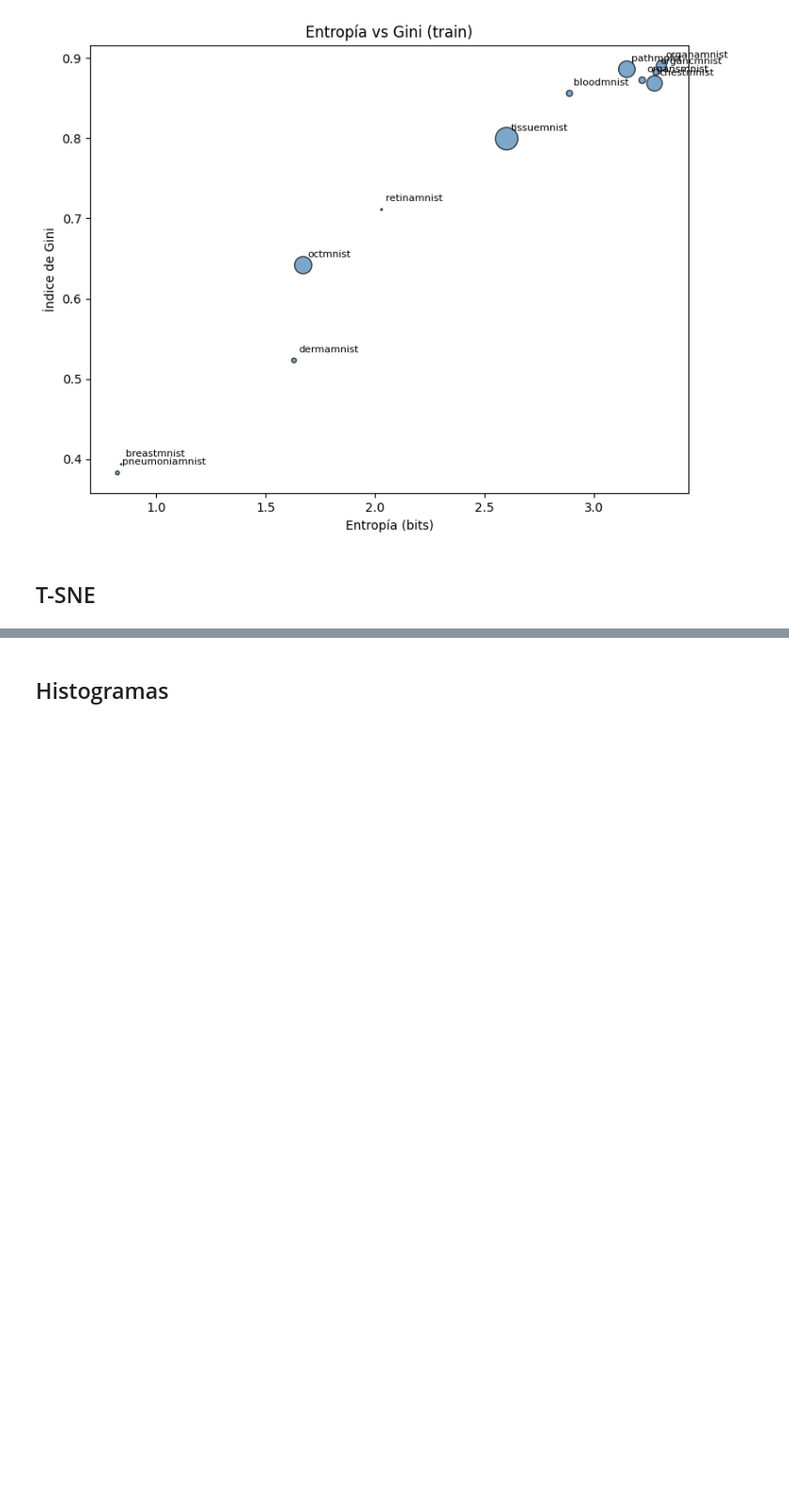
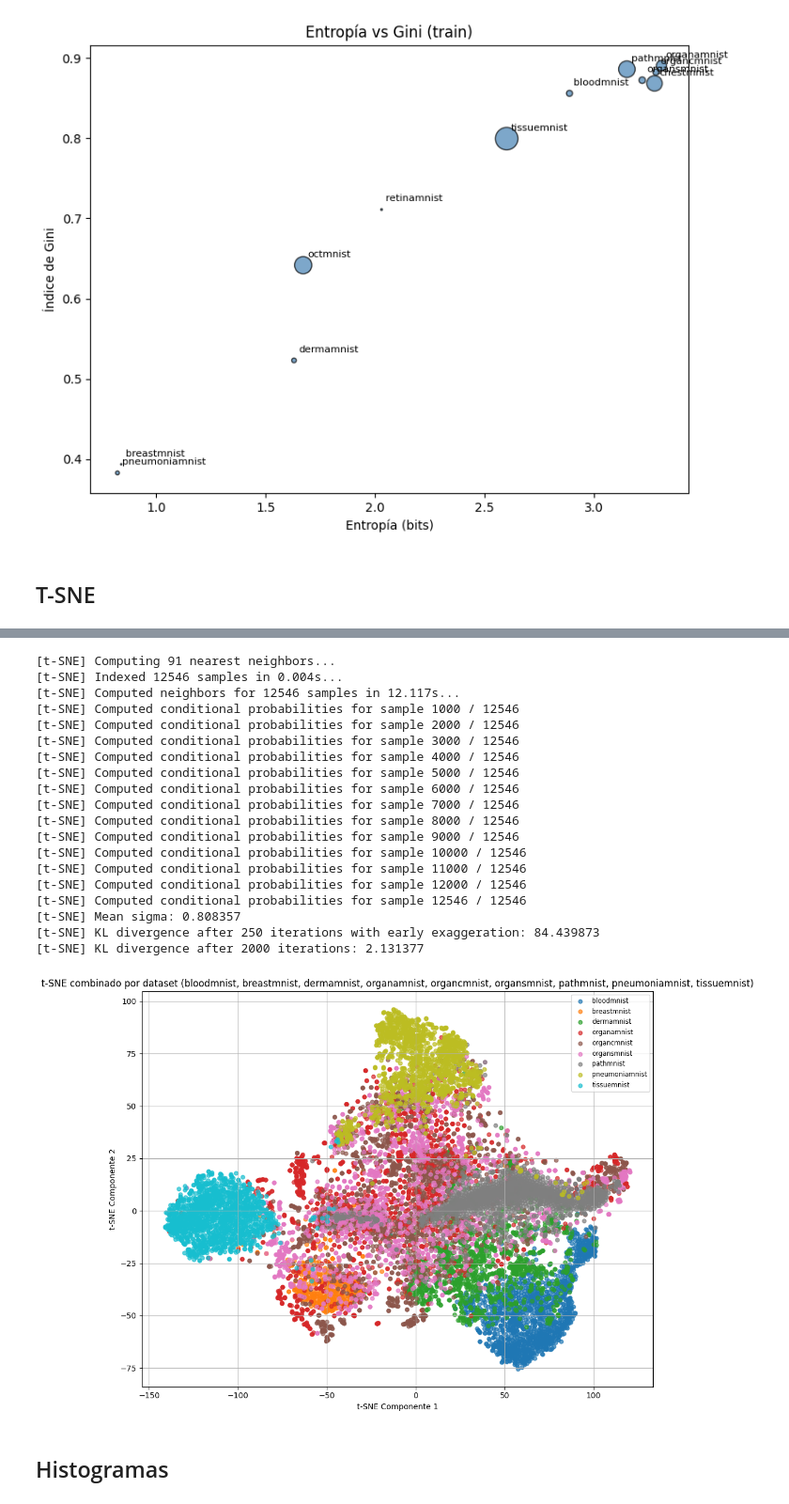
Before and after one commit to matgoni/ModeloGeneral-MedMNIST, a Jupyter notebook: EDA.ipynb, the cells around one changed output, grey strips where cells are left out. Shown at 94% size. Drawn from its saved outputs; the diff is of its cells as text; code cells hidden in the pictures; blank space fills up the shorter version.

```diff
--- a/EDA.ipynb
+++ b/EDA.ipynb
@@ -65,3 +108,38 @@ Aplicando t-SNE a 546 muestras de breastmnist...
+# %%
+
+viz = TSNEVisualizer(
+    dataset_names=['bloodmnist',
+                    'breastmnist',
+                    'dermamnist',
+                    'organamnist',
+                    'organcmnist',
+                    'organsmnist',
+                    'pathmnist',
+                    'pneumoniamnist',
+                    'tissuemnist'],
+    samples_per_dataset=1500)
+viz.plot(color_by="dataset")
+# %% [output]
+[t-SNE] Computing 91 nearest neighbors...
+[t-SNE] Indexed 12546 samples in 0.004s...
+[t-SNE] Computed neighbors for 12546 samples in 12.117s...
+[t-SNE] Computed conditional probabilities for sample 1000 / 12546
+[t-SNE] Computed conditional probabilities for sample 2000 / 12546
+[t-SNE] Computed conditional probabilities for sample 3000 / 12546
+[t-SNE] Computed conditional probabilities for sample 4000 / 12546
+[t-SNE] Computed conditional probabilities for sample 5000 / 12546
+[t-SNE] Computed conditional probabilities for sample 6000 / 12546
+[t-SNE] Computed conditional probabilities for sample 7000 / 12546
+[t-SNE] Computed conditional probabilities for sample 8000 / 12546
+[t-SNE] Computed conditional probabilities for sample 9000 / 12546
+[t-SNE] Computed conditional probabilities for sample 10000 / 12546
+[t-SNE] Computed conditional probabilities for sample 11000 / 12546
+[t-SNE] Computed conditional probabilities for sample 12000 / 12546
+[t-SNE] Computed conditional probabilities for sample 12546 / 12546
+[t-SNE] Mean sigma: 0.808357
+[t-SNE] KL divergence after 250 iterations with early exaggeration: 84.439873
+[t-SNE] KL divergence after 2000 iterations: 2.131377
+[figure, added]
 # %% [markdown]
 ## Histogramas
 # %%
```
Also changed, not shown: parts of 9 cells of this notebook, 1 other file.
